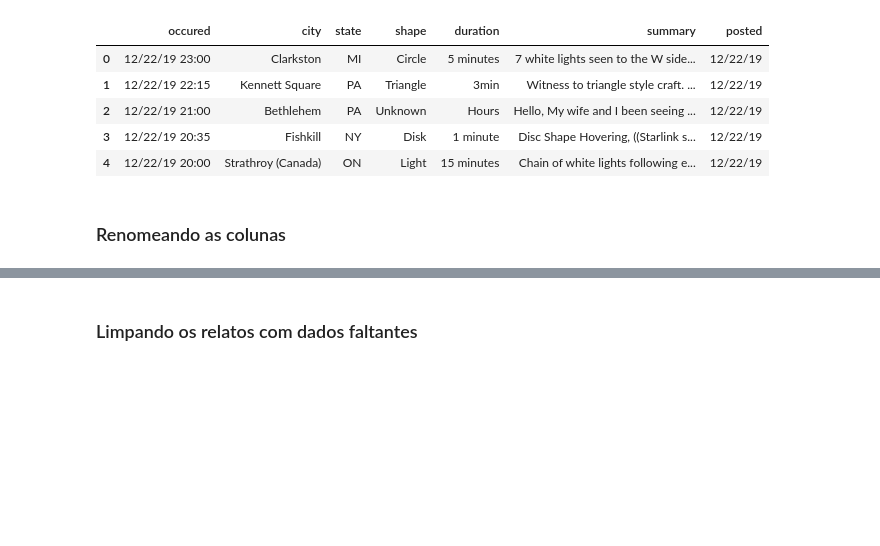
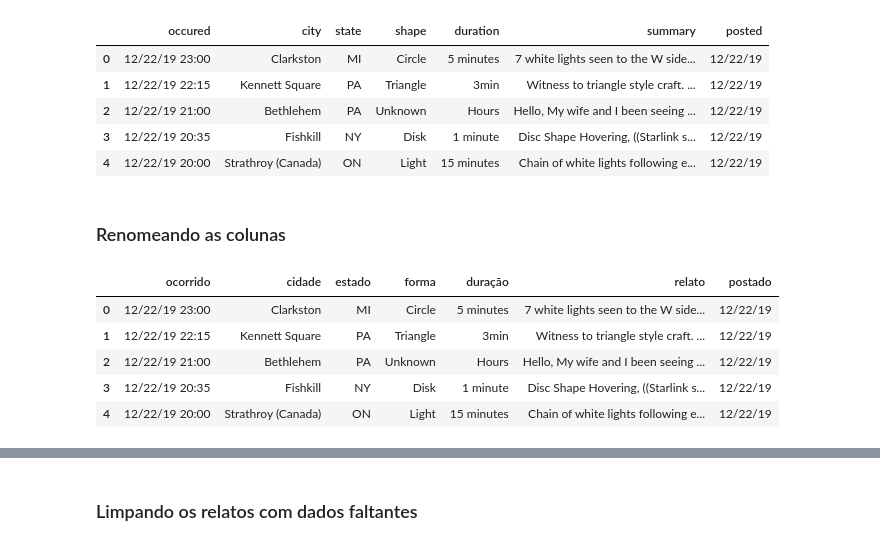
Before and after one commit to joaoariedi/challenges, a Jupyter notebook: ovnis_hunter/ovnis_hunter.ipynb, the cells around one changed output, grey strips where cells are left out. Saved outputs shown, nothing was run; the diff lists cells and outputs as text; code cells hidden in the pictures; blank space fills up the shorter version.

```diff
--- a/ovnis_hunter/ovnis_hunter.ipynb
+++ b/ovnis_hunter/ovnis_hunter.ipynb
@@ -29,4 +29,12 @@ df.head()
 ### Renomeando as colunas
 # %%
 df.columns = ['ocorrido', 'cidade', 'estado', 'forma', 'duração', 'relato', 'postado']
+df.head()
+# %% [output]
+|  | ocorrido | cidade | estado | forma | duração | relato | postado |
+| 0 | 12/22/19 23:00 | Clarkston | MI | Circle | 5 minutes | 7 white lights seen to the W side... | 12/22/19 |
+| 1 | 12/22/19 22:15 | Kennett Square | PA | Triangle | 3min | Witness to triangle style craft. ... | 12/22/19 |
+| 2 | 12/22/19 21:00 | Bethlehem | PA | Unknown | Hours | Hello, My wife and I been seeing ... | 12/22/19 |
+| 3 | 12/22/19 20:35 | Fishkill | NY | Disk | 1 minute | Disc Shape Hovering, ((Starlink s... | 12/22/19 |
+| 4 | 12/22/19 20:00 | Strathroy (Canada) | ON | Light | 15 minutes | Chain of white lights following e... | 12/22/19 |
 # %% [markdown]
```
Also changed, not shown: parts of 7 cells of this notebook.
